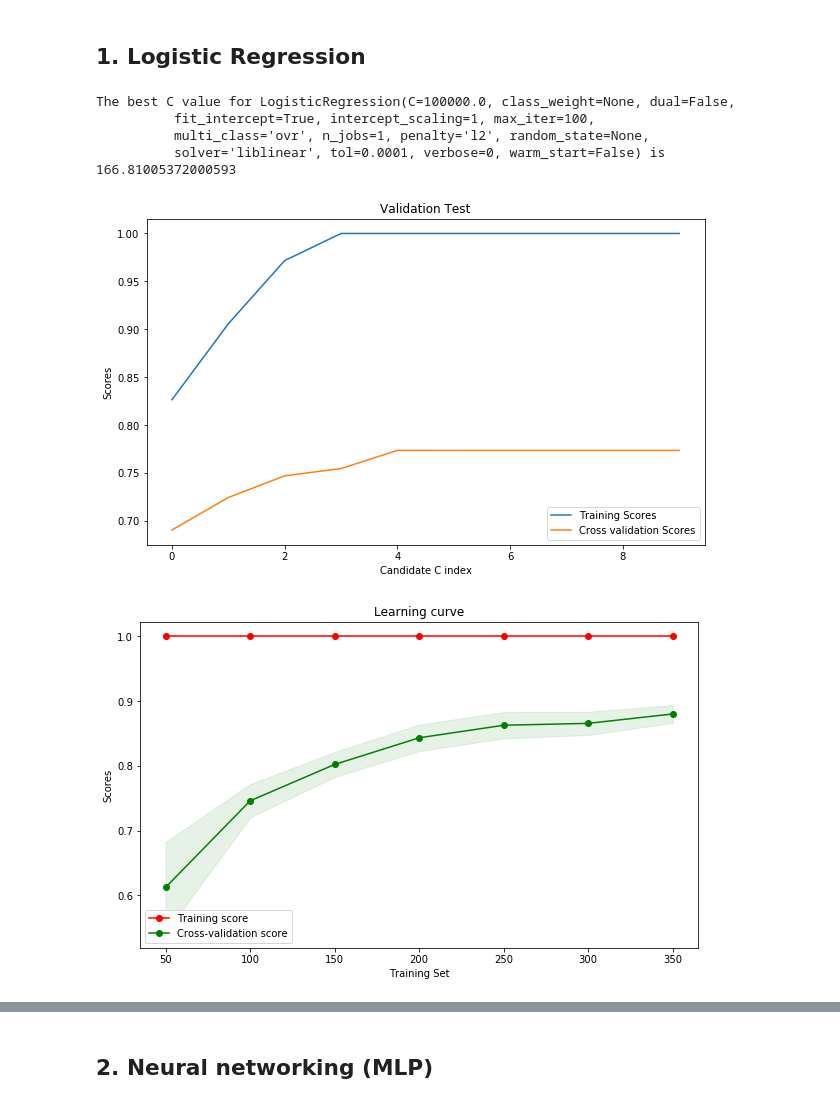
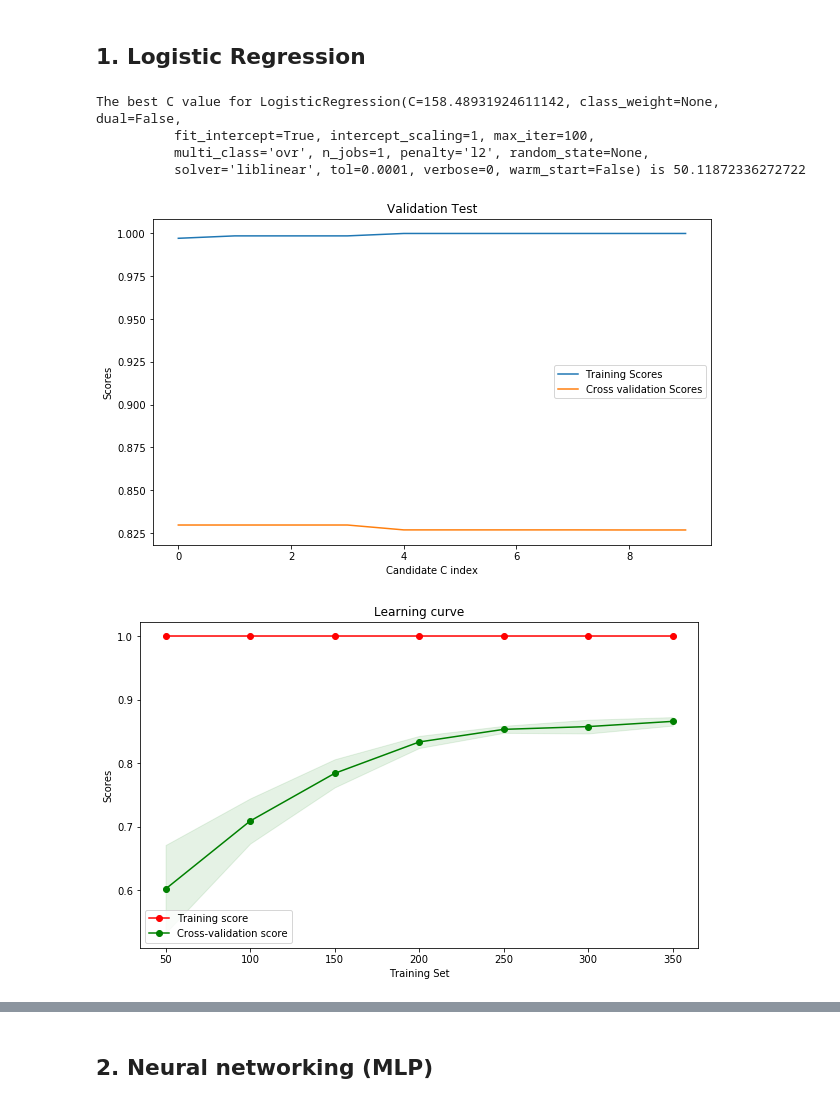
Before and after one commit to Fake-News-Project/Fake-News-Project, a Jupyter notebook: Step2_Extracting_features_and_predict_via_machine_learning-Hyesoo_Aug2nd.ipynb, the cells around one changed output, grey strips where cells are left out. Cells and saved outputs as stored; diff of their text form; code cells hidden in the pictures.

Commit message:
H.Youn, some more figures and update of Aug2nd file

```diff
--- a/Step2_Extracting_features_and_predict_via_machine_learning-Hyesoo_Aug2nd.ipynb
+++ b/Step2_Extracting_features_and_predict_via_machine_learning-Hyesoo_Aug2nd.ipynb
@@ -57,7 +80,7 @@ addfeat_df['text'] = total_df.text
 addfeat_df.head()
 Xaf = addfeat_df
 Xaf_train, Xaf_cvt, Y_train, Y_cvt = train_test_split(Xaf, Y, test_size=0.3, random_state=42)
-Xaf_cv, Xaf_test, Y_cv, Y_test = train_test_split(Xaf_cvt, Y_cvt, test_size= 0.7, random_state=42)
+Xaf_cv, Xaf_test, Y_cv, Y_test = train_test_split(Xaf_cvt, Y_cvt, test_size= 0.6, random_state=42)
 X_train, af_train = Xaf_train.text, Xaf_train.drop('text', axis = 1)
 X_cv, af_cv = Xaf_cv.text, Xaf_cv.drop('text', axis = 1)
 X_test, af_test = Xaf_test.text, Xaf_test.drop('text', axis = 1)
@@ -276,26 +322,26 @@ def print_scores(model, y_test_pred):
 # %% [markdown]
 ## 1. Logistic Regression
 # %%
-best_C = valid_test(LogisticRegression(), "C", np.logspace(0, 5, 10))
+best_C = valid_test(LogisticRegression(), "C", np.logspace(1.7, 2.2, 10))
 LR = LogisticRegression(C = best_C)
 # LR = LogisticRegression()
 Learning_curve(LR)
 LR.fit(X_train_dtm, Y_train)
 Y_test_pred_LR = LR.predict(X_test_dtm)
 
 # polynomial_features = PolynomialFeatures(degree=2,include_bias=False)
 # pipeline = Pipeline([("polynomial_features", polynomial_features), ("linear_regression", LR)])
 # Learning_curve(pipeline)
 # # Learning_curve(LR)
 
 # pipeline.fit(X_train, Y_train)
 # Y_test_pred_LR = pipeline.predict(X_test)
 # print('Train score is {}'.format(pipeline.score(X_train, Y_train)))
 # print('Cross validation score is {}'.format(pipeline.score(X_cv, Y_cv)))
 # %% [output]
-The best C value for LogisticRegression(C=100000.0, class_weight=None, dual=False,
+The best C value for LogisticRegression(C=158.48931924611142, class_weight=None, dual=False,
           fit_intercept=True, intercept_scaling=1, max_iter=100,
           multi_class='ovr', n_jobs=1, penalty='l2', random_state=None,
-          solver='liblinear', tol=0.0001, verbose=0, warm_start=False) is 166.81005372000593
+          solver='liblinear', tol=0.0001, verbose=0, warm_start=False) is 50.11872336272722
-[figure, old version]
+[figure, new version]
-[figure, old version]
+[figure, new version]
```
Also changed, not shown: parts of 19 cells of this notebook, 2 other files.
